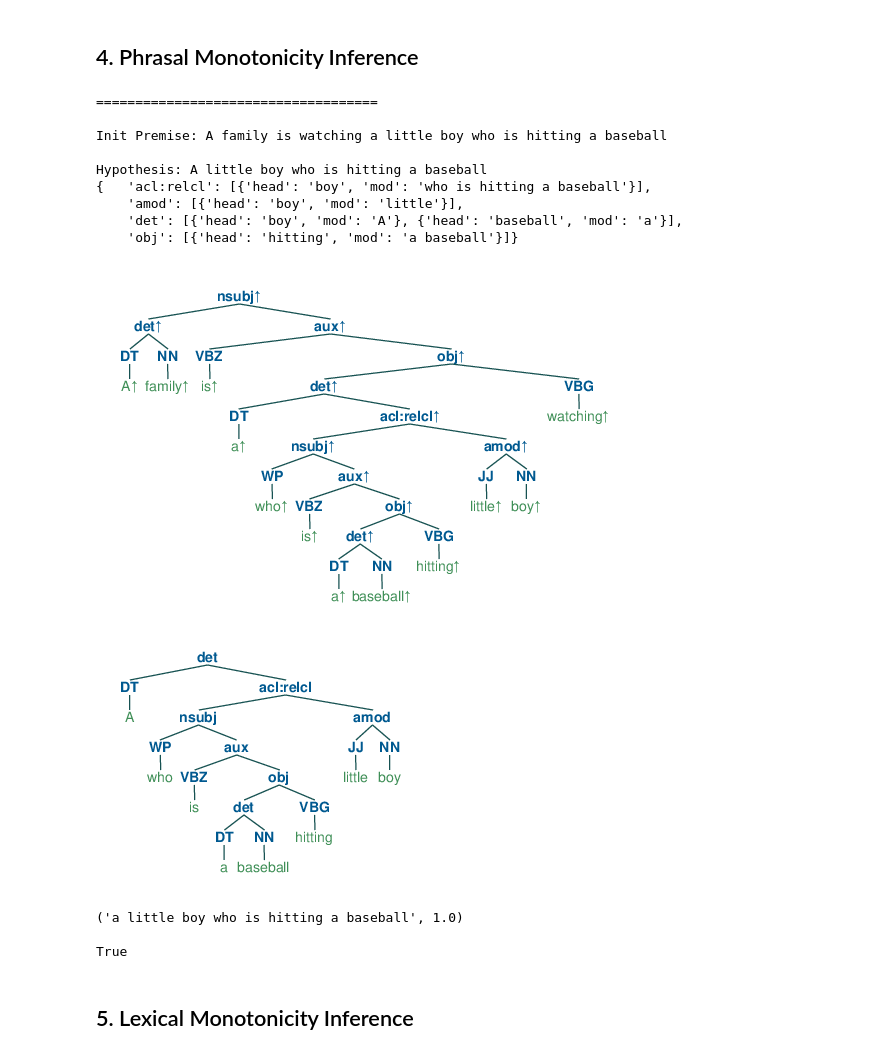
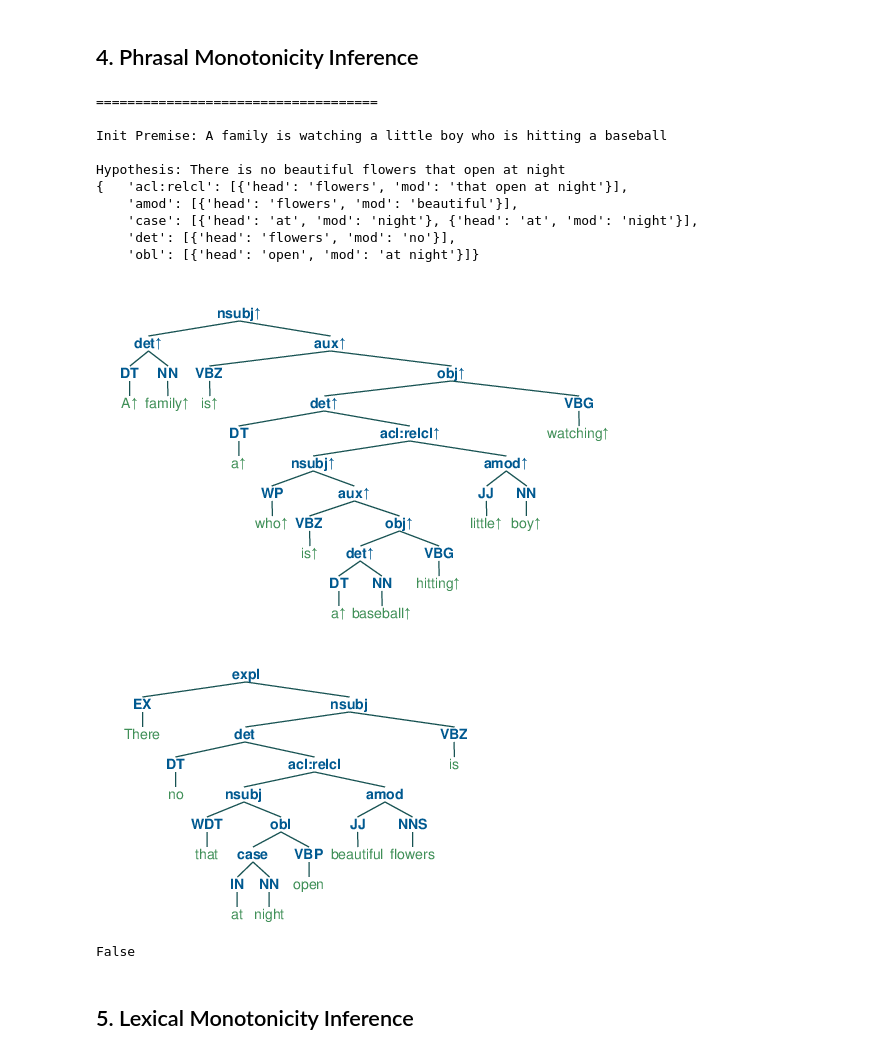
Before and after one commit to eric11eca/NeuralLog, a Jupyter notebook: src/UdepLog.ipynb, the cells around one changed output. Saved outputs shown, nothing was run; the diff lists cells and outputs as text; code cells hidden in the pictures.

```diff
--- a/src/UdepLog.ipynb
+++ b/src/UdepLog.ipynb
@@ -551,7 +555,7 @@ import pprint
 pp = pprint.PrettyPrinter(indent=4)
 
 up = ["A family is watching a little boy who is hitting a baseball."]
-up_h = ["A little boy who is hitting a baseball."]
+up_h = ["There is no beautiful flowers that open at night"]
 
 annotations = []
 phrasalGenerator = PhrasalGenerator()
@@ -579,42 +583,41 @@ for i in range(len(up)):
 
     phrasalGenerator.kb = phrases
     phrasalGenerator.hypothesis = hypothesis.replace(',', '')
     pp.pprint(phrasalGenerator.kb)
 
     polarized = pipeline.postprocess(annotation['polarized_tree'], {})
     btreeViz = Tree.fromstring(polarized.replace('[', '(').replace(']', ')'))
     jupyter_draw_nltk_tree(btreeViz)
 
     polarized = pipeline.postprocess(h_tree, {})
     btreeViz = Tree.fromstring(polarized.replace('[', '(').replace(']', ')'))
     jupyter_draw_nltk_tree(btreeViz)
 
     phrasalGenerator.deptree_generate(
         annotation['polarized_tree'],
         annotation['annotated'], tokens)
 
     for gen_tree in phrasalGenerator.tree_log:
         #leaves = gen_tree[0].sorted_leaves().popkeys()
         #sentence = ' '.join([x[0] for x in leaves])
         print((gen_tree[1], gen_tree[2]))
 
     print(*phrasalGenerator.sent_log, sep="\n")
     print(phrasalGenerator.stop_critarion)
 # %% [output]
 ====================================
 
 Init Premise: A family is watching a little boy who is hitting a baseball
 
-Hypothesis: A little boy who is hitting a baseball
-{   'acl:relcl': [{'head': 'boy', 'mod': 'who is hitting a baseball'}],
-    'amod': [{'head': 'boy', 'mod': 'little'}],
-    'det': [{'head': 'boy', 'mod': 'A'}, {'head': 'baseball', 'mod': 'a'}],
-    'obj': [{'head': 'hitting', 'mod': 'a baseball'}]}
+Hypothesis: There is no beautiful flowers that open at night
+{   'acl:relcl': [{'head': 'flowers', 'mod': 'that open at night'}],
+    'amod': [{'head': 'flowers', 'mod': 'beautiful'}],
+    'case': [{'head': 'at', 'mod': 'night'}, {'head': 'at', 'mod': 'night'}],
+    'det': [{'head': 'flowers', 'mod': 'no'}],
+    'obl': [{'head': 'open', 'mod': 'at night'}]}
 [figure]
-[figure, old version]
+[figure, new version]
-('a little boy who is hitting a baseball', 1.0)
-
-True
+False
 # %% [markdown]
 ## 5. Lexical Monotonicity Inference
 # %%
```
Also changed, not shown: parts of 12 cells of this notebook, 3 other files.
